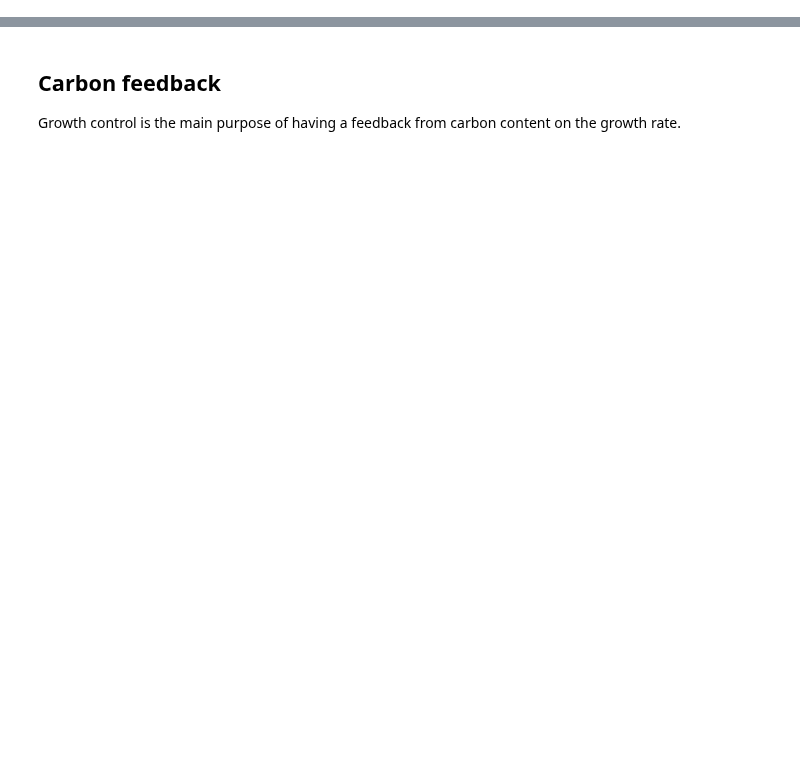
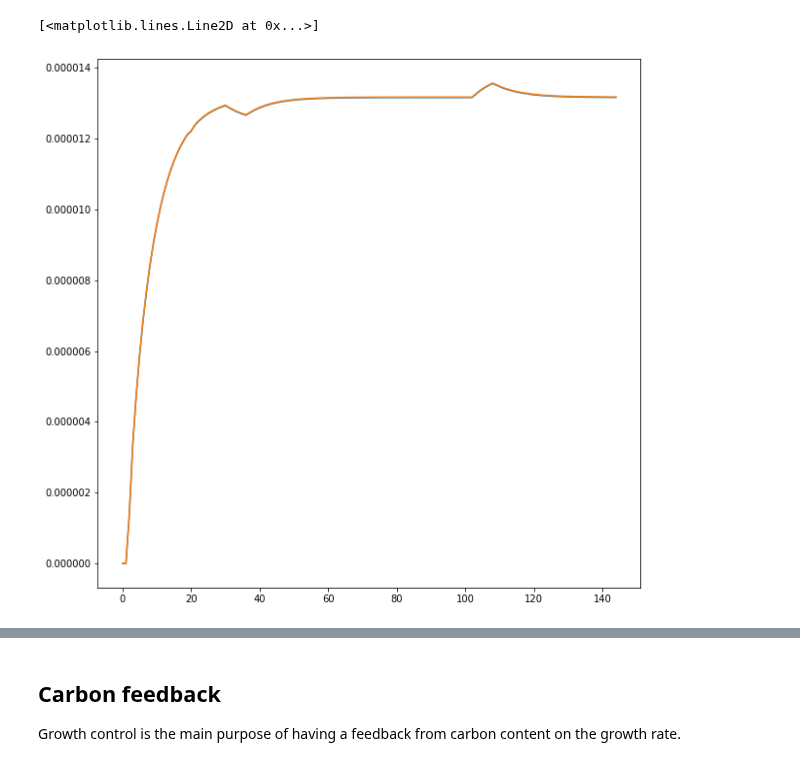
Before and after one commit to Plant-Root-Soil-Interactions-Modelling/CPlantBox, a Jupyter notebook: tutorial/jupyter/Carbon_feedback_debug.ipynb, the cells around one changed output, grey strips where cells are left out. Cells and saved outputs as stored; diff of their text form; code cells hidden in the pictures; blank space fills up the shorter version.

```diff
--- a/tutorial/jupyter/Carbon_feedback_debug.ipynb
+++ b/tutorial/jupyter/Carbon_feedback_debug.ipynb
@@ -200,0 +188,7 @@ os.system('mv ./{}_{}-{:02}-{:02}*output.txt  ./{}_output.txt'.format(name, now.
+# %%
+f=plt
+f.plot(piaf_output["Q_ST"][:,8])
+f.plot(piaf_output["Q_ST"][:,16])
+# %% [output]
+[<matplotlib.lines.Line2D at 0x...>]
+[figure, added]
```
Also changed, not shown: parts of 120 cells of this notebook, 2 other files.
